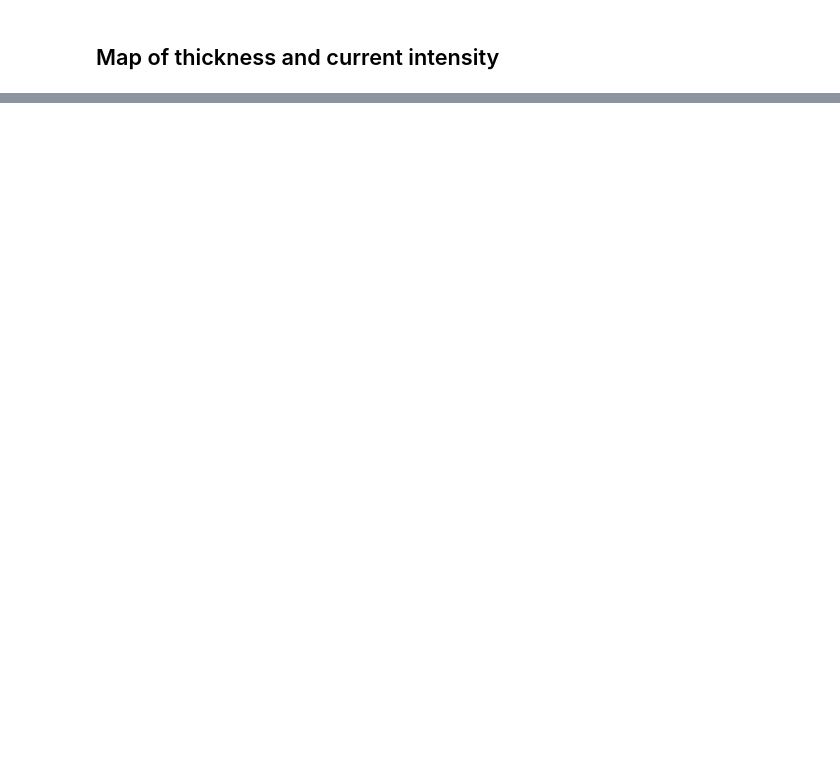
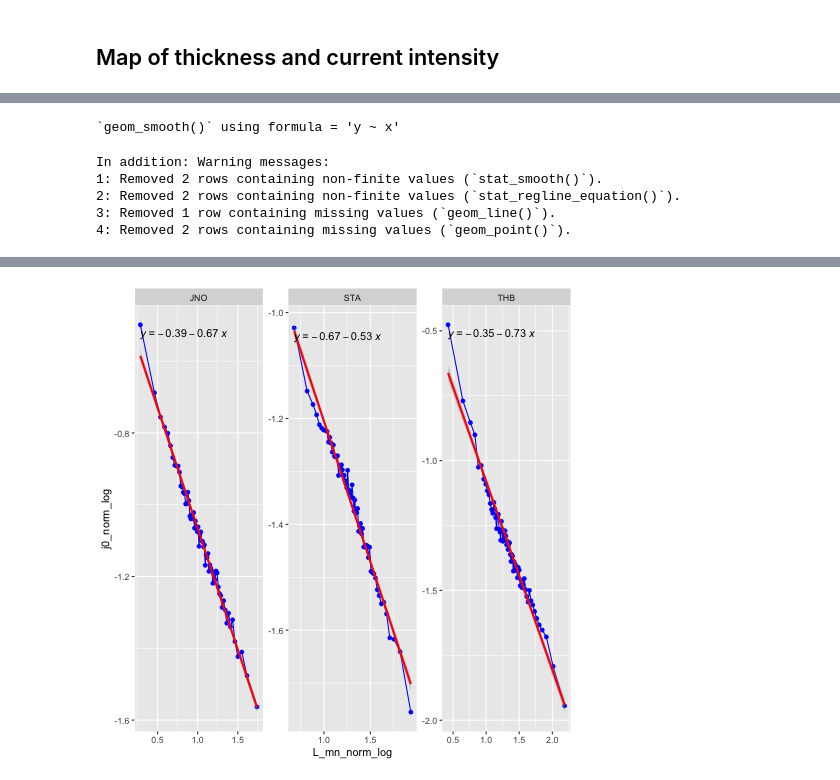
Before and after one commit to Beforerr/discontinuitypy, a Jupyter notebook: notebooks/analysis/02_properties.ipynb, the cells around one changed output, grey strips where cells are left out. Drawn from its saved outputs; the diff is of its cells as text; code cells hidden in the pictures; blank space fills up the shorter version.

```diff
--- a/notebooks/analysis/02_properties.ipynb
+++ b/notebooks/analysis/02_properties.ipynb
@@ -507,7 +678,7 @@ print(p)
 # %%
 %%R
 # Plot creation
-p <- ggplot(all_candidates_l1_L_binned, aes(x = L_mn_norm_log, y = j0_norm_log)) +
+p <- ggplot(all_events_l1_L_binned, aes(x = L_mn_norm_log, y = j0_norm_log)) +
     geom_line(color = 'blue') +
     geom_point(color = 'blue') +
     geom_smooth(method = "glm", color = 'red') +
@@ -517,3 +688,10 @@ p <- ggplot(all_candidates_l1_L_binned, aes(x = L_mn_norm_log, y = j0_norm_log))
 
 # Print the plot
 print(p)
+# %% [output]
+`geom_smooth()` using formula = 'y ~ x'
+In addition: Warning messages:
+1: Removed 2 rows containing non-finite values (`stat_smooth()`).
+2: Removed 2 rows containing non-finite values (`stat_regline_equation()`).
+3: Removed 1 row containing missing values (`geom_line()`).
+4: Removed 2 rows containing missing values (`geom_point()`).
@@ -520,3 +699,4 @@ print(p)
+[figure, added]
 # %%
 %%R -i jno_events_l1_L_binned -c conv_pl
 # Plot creation
```
Also changed, not shown: parts of 66 cells of this notebook, 37 other files.
